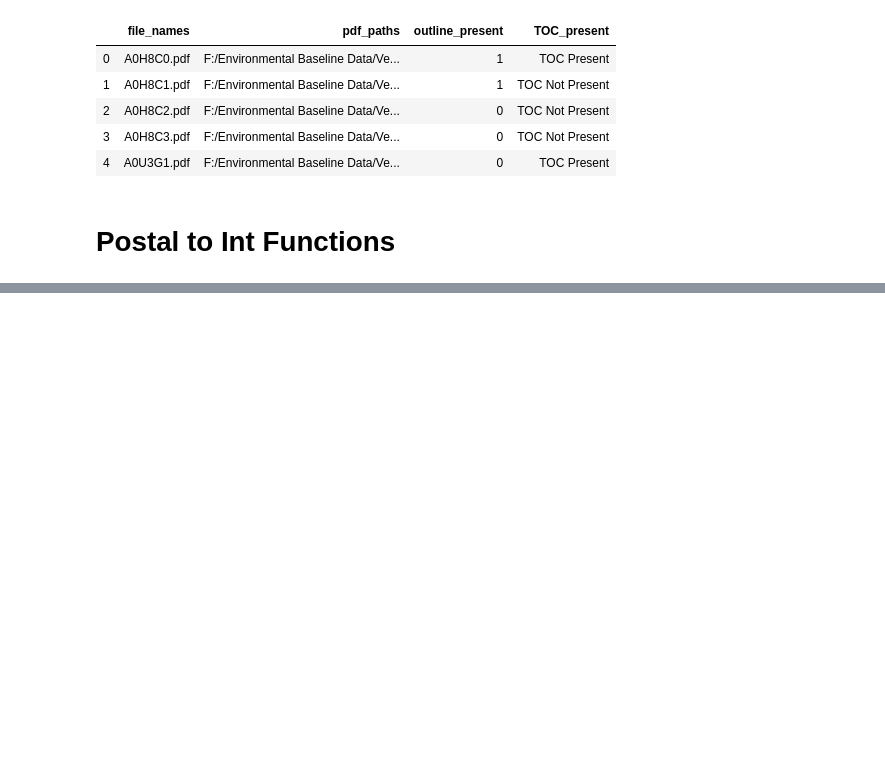
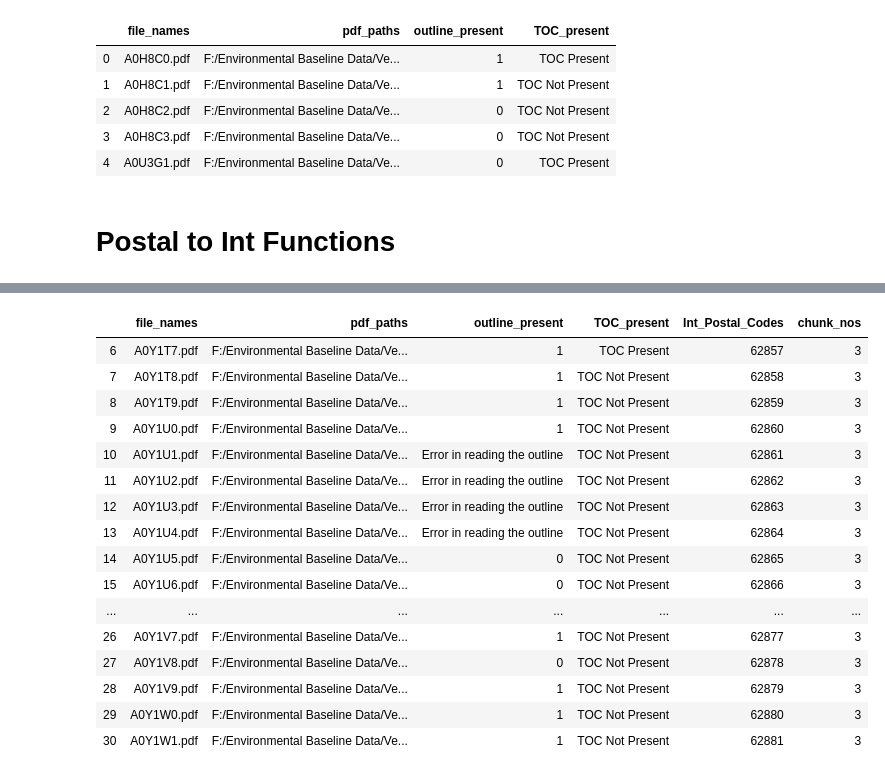
Before and after one commit to iVibudh/CER-ESA-Phase1, a Jupyter notebook: extracting-chapters-from-PDF/Extract Chapters - pdfminer.outline, TOC, chunks.ipynb, the cells around one changed output, grey strips where cells are left out. Drawn from its saved outputs; the diff is of its cells as text; code cells hidden in the pictures; blank space fills up the shorter version.

```diff
--- a/extracting-chapters-from-PDF/Extract Chapters - pdfminer.outline, TOC, chunks.ipynb
+++ b/extracting-chapters-from-PDF/Extract Chapters - pdfminer.outline, TOC, chunks.ipynb
@@ -313,0 +334,25 @@ df_outlines.to_csv("F:/Environmental Baseline Data/Version 3/Indices/Outline_Pre
+# %%
+for current_chunk in range(0,chunk):
+    current_df = df_outlines[df_outlines.chunk_nos == current_chunk]
+    if current_chunk > 2:
+        break
+
+current_df
+# %% [output]
+|  | file_names | pdf_paths | outline_present | TOC_present | Int_Postal_Codes | chunk_nos |
+| 6 | A0Y1T7.pdf | F:/Environmental Baseline Data/Ve... | 1 | TOC Present | 62857 | 3 |
+| 7 | A0Y1T8.pdf | F:/Environmental Baseline Data/Ve... | 1 | TOC Not Present | 62858 | 3 |
+| 8 | A0Y1T9.pdf | F:/Environmental Baseline Data/Ve... | 1 | TOC Not Present | 62859 | 3 |
+| 9 | A0Y1U0.pdf | F:/Environmental Baseline Data/Ve... | 1 | TOC Not Present | 62860 | 3 |
+| 10 | A0Y1U1.pdf | F:/Environmental Baseline Data/Ve... | Error in reading the outline | TOC Not Present | 62861 | 3 |
+| 11 | A0Y1U2.pdf | F:/Environmental Baseline Data/Ve... | Error in reading the outline | TOC Not Present | 62862 | 3 |
+| 12 | A0Y1U3.pdf | F:/Environmental Baseline Data/Ve... | Error in reading the outline | TOC Not Present | 62863 | 3 |
+| 13 | A0Y1U4.pdf | F:/Environmental Baseline Data/Ve... | Error in reading the outline | TOC Not Present | 62864 | 3 |
+| 14 | A0Y1U5.pdf | F:/Environmental Baseline Data/Ve... | 0 | TOC Not Present | 62865 | 3 |
+| 15 | A0Y1U6.pdf | F:/Environmental Baseline Data/Ve... | 0 | TOC Not Present | 62866 | 3 |
+| ... | ... | ... | ... | ... | ... | ... |
+| 26 | A0Y1V7.pdf | F:/Environmental Baseline Data/Ve... | 1 | TOC Not Present | 62877 | 3 |
+| 27 | A0Y1V8.pdf | F:/Environmental Baseline Data/Ve... | 0 | TOC Not Present | 62878 | 3 |
+| 28 | A0Y1V9.pdf | F:/Environmental Baseline Data/Ve... | 1 | TOC Not Present | 62879 | 3 |
+| 29 | A0Y1W0.pdf | F:/Environmental Baseline Data/Ve... | 1 | TOC Not Present | 62880 | 3 |
+| 30 | A0Y1W1.pdf | F:/Environmental Baseline Data/Ve... | 1 | TOC Not Present | 62881 | 3 |
```
Also changed, not shown: parts of 8 cells of this notebook, 2 other files.
